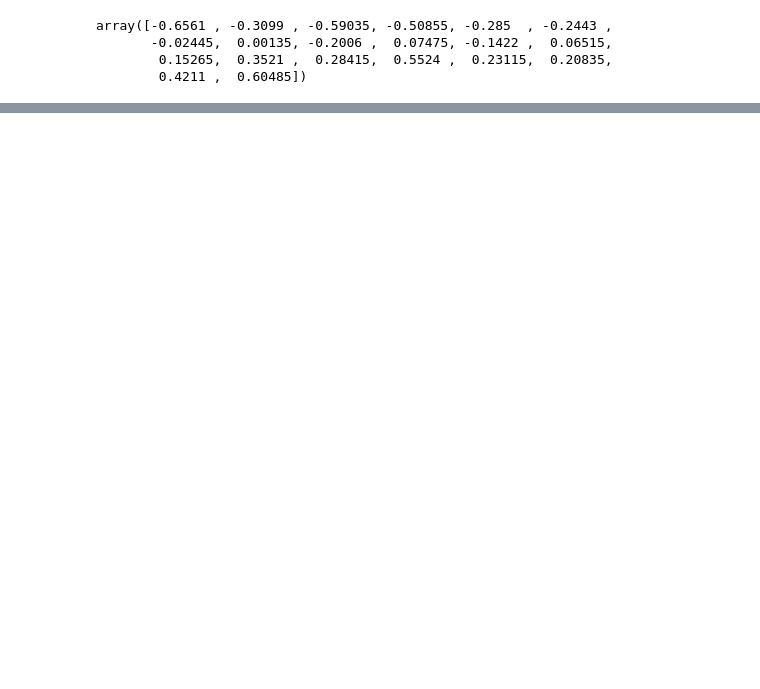
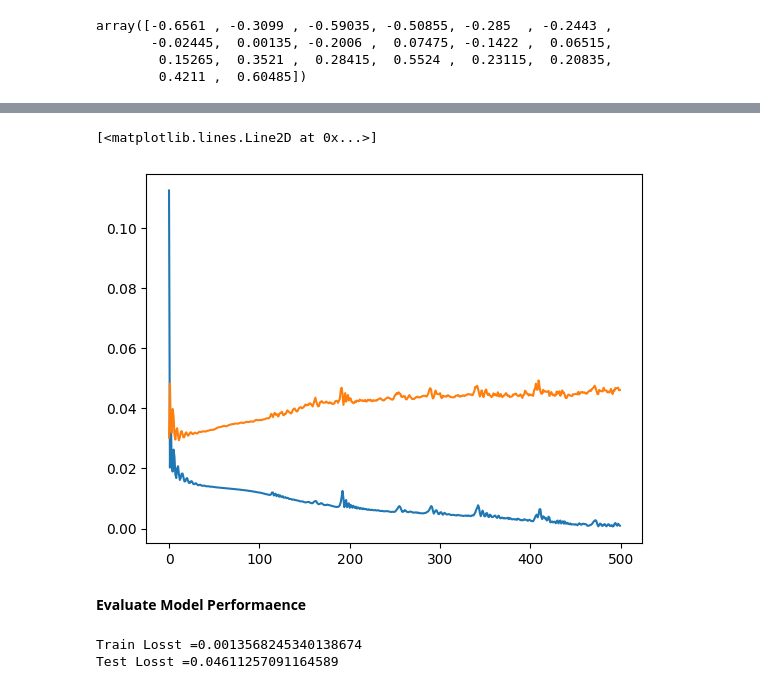
Before and after one commit to ajaykumar080286/DeepLearning, a Jupyter notebook: dropout_regression.ipynb, the cells around one changed output, grey strips where cells are left out. Drawn from its saved outputs; the diff is of its cells as text; code cells hidden in the pictures; blank space fills up the shorter version.

```diff
--- a/dropout_regression.ipynb
+++ b/dropout_regression.ipynb
@@ -34,0 +67,5 @@ array([-0.6561 , -0.3099 , -0.59035, -0.50855, -0.285  , -0.2443 ,
+# %%
+model=Sequential()
+model.add(Dense(128,activation='relu', input_dim=1))
+model.add(Dense(128,activation='relu'))
+model.add(Dense(1,activation='linear'))
@@ -34,0 +88,14 @@ array([-0.6561 , -0.3099 , -0.59035, -0.50855, -0.285  , -0.2443 ,
+# %%
+adam=keras.optimizers.Adam(learning_rate=0.01)
+# %%
+model.compile(loss='mse', optimizer=adam,metrics=['mse'])
+# %%
+history=model.fit(X_train, y_train,validation_data=(X_test, y_test), epochs=500,verbose=0)
+# %%
+plt.plot(history.history['loss'])
+plt.plot(history.history['val_loss'])
+# %% [output]
+[<matplotlib.lines.Line2D at 0x...>]
+[figure, added]
+# %% [markdown]
+**Evaluate Model Performaence**
@@ -34,0 +105,6 @@ array([-0.6561 , -0.3099 , -0.59035, -0.50855, -0.285  , -0.2443 ,
+# %%
+print("Train Losst ={}".format(train_mse))
+print("Test Losst ={}".format(test_mse))
+# %% [output]
+Train Losst =0.0013568245340138674
+Test Losst =0.04611257091164589
```
Also changed, not shown: parts of 23 cells of this notebook.
